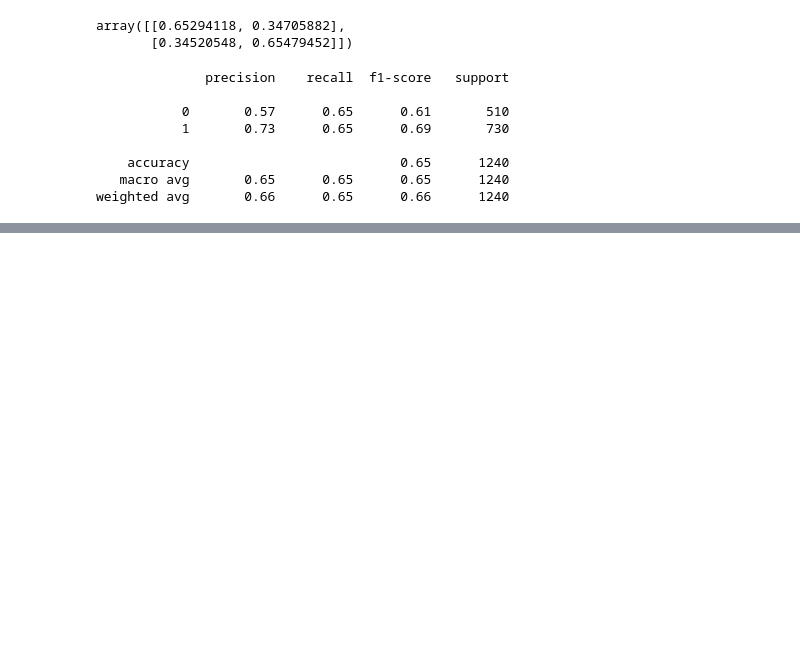
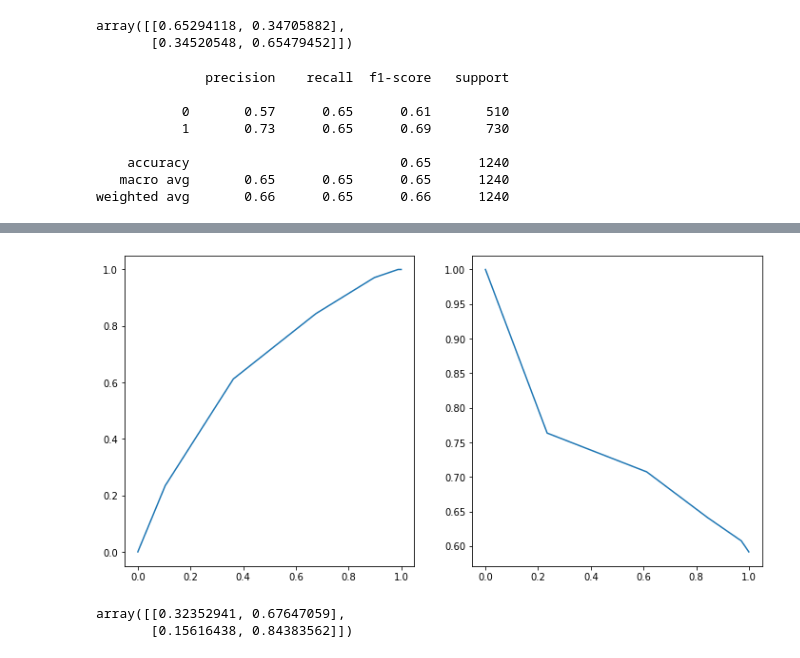
Before and after one commit to navyamehta/data-sentiment-NLP, a Jupyter notebook: Relevance-Model-Traditional-NLP.ipynb, the cells around one changed output, grey strips where cells are left out. Cells and saved outputs as stored; diff of their text form; code cells hidden in the pictures; blank space fills up the shorter version.

Commit message:
SVD Matrix and Cosine Distance Algorithm

```diff
--- a/Relevance-Model-Traditional-NLP.ipynb
+++ b/Relevance-Model-Traditional-NLP.ipynb
@@ -263,0 +271,5 @@ weighted avg       0.66      0.65      0.66      1240
+# %%
+vec = TfidfVectorizer(stop_words='english', max_features=5000, max_df=0.5, smooth_idf=True)
+trainX = vec.fit_transform(trainX)
+testX = vec.transform(testX)
+%time U, S, Vh = sp.linalg.svd(trainX.todense(), full_matrices=False, compute_uv=True, overwrite_a=False)
@@ -263,0 +279,38 @@ weighted avg       0.66      0.65      0.66      1240
+# %%
+#Adjust the test set to same axes
+testX = np.array(testX.todense())
+finaltestX = np.zeros((testX.shape[0], U.shape[1]), dtype='float')
+converter = np.matmul(np.diag(1/S), Vh)
+for i in range(testX.shape[0]):
+    finaltestX[i,:] = np.matmul(converter, testX[i])
+# %%
+#Compile cosine distance matrix
+cossim = pd.DataFrame(index=np.arange(finaltestX.shape[0]), columns=np.arange(trainX.shape[0]))
+cossim = cossim.apply(lambda s: s.apply(lambda g: s.name))
+cossim = cossim.apply(lambda s: s.apply(lambda g: (s.name, g)), axis=1)
+cossim = cossim.applymap(lambda s: sp.spatial.distance.cosine(finaltestX[s[0]], U[s[1]]))
+# %%
+def predict(cosine, trainY):
+    relpos = np.argsort(cosine)[:5]
+    return (np.vectorize(lambda s: trainY[s])(relpos)).sum()/5
+testYpred = cossim.apply(lambda s: predict(s, trainY), axis=1)
+# %%
+#AUC-ROC and Precision-Recall
+tpr2, fpr2, _ = sklearn.metrics.roc_curve(testY, testYpred)
+prec2, rec2, _ = sklearn.metrics.precision_recall_curve(testY, testYpred)
+plt.figure(figsize=(12,6))
+plt.subplot(1,2,1)
+plt.plot(tpr2, fpr2)
+plt.subplot(1,2,2)
+plt.plot(rec2, prec2)
+plt.show()
+# %% [output]
+[figure, added]
+# %%
+#Confusion Matrix
+k = sklearn.metrics.confusion_matrix(testY, np.vectorize(lambda s: 1 if s>0.5 else 0)(testYpred))
+sumv = np.vstack(np.sum(k, axis=1))
+k/np.concatenate([sumv, sumv], axis=1)
+# %% [output]
+array([[0.32352941, 0.67647059],
+       [0.15616438, 0.84383562]])
```
Also changed, not shown: parts of 7 cells of this notebook.
